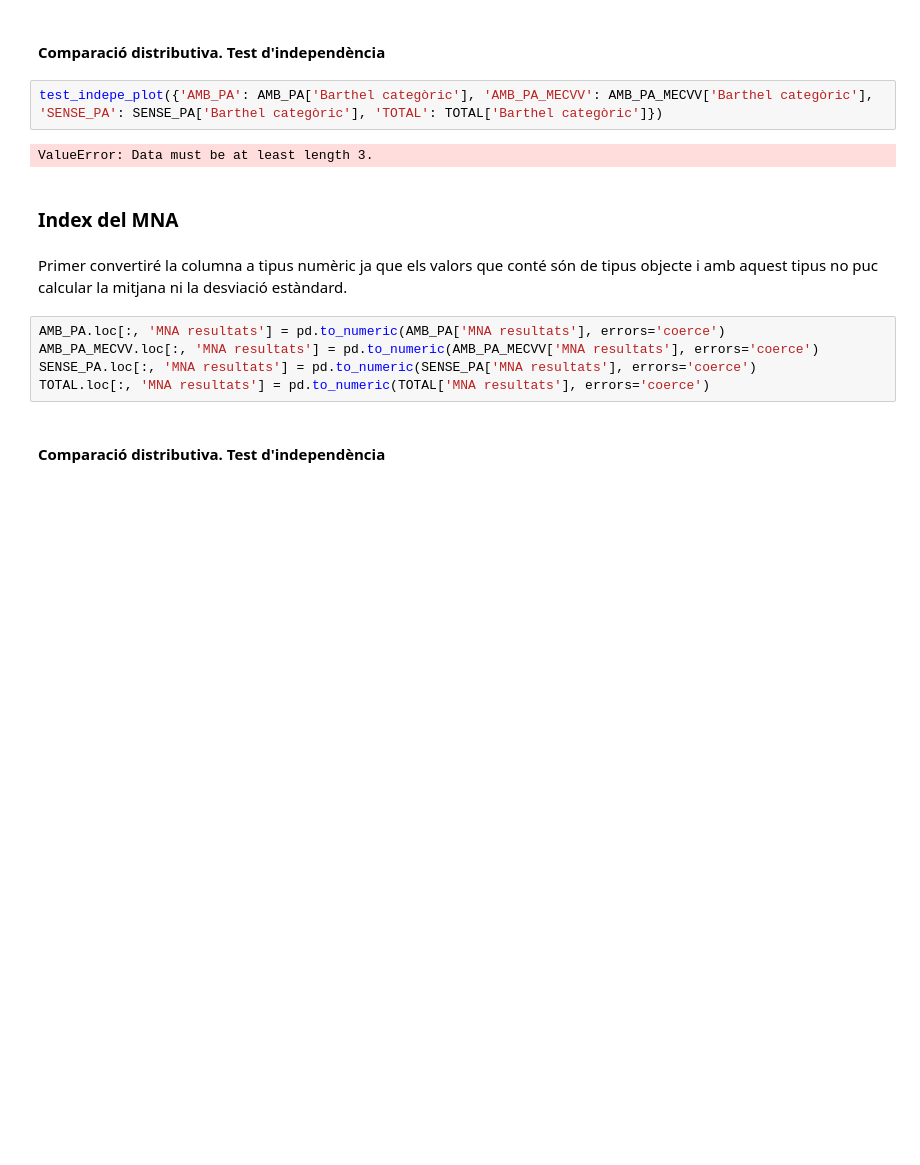
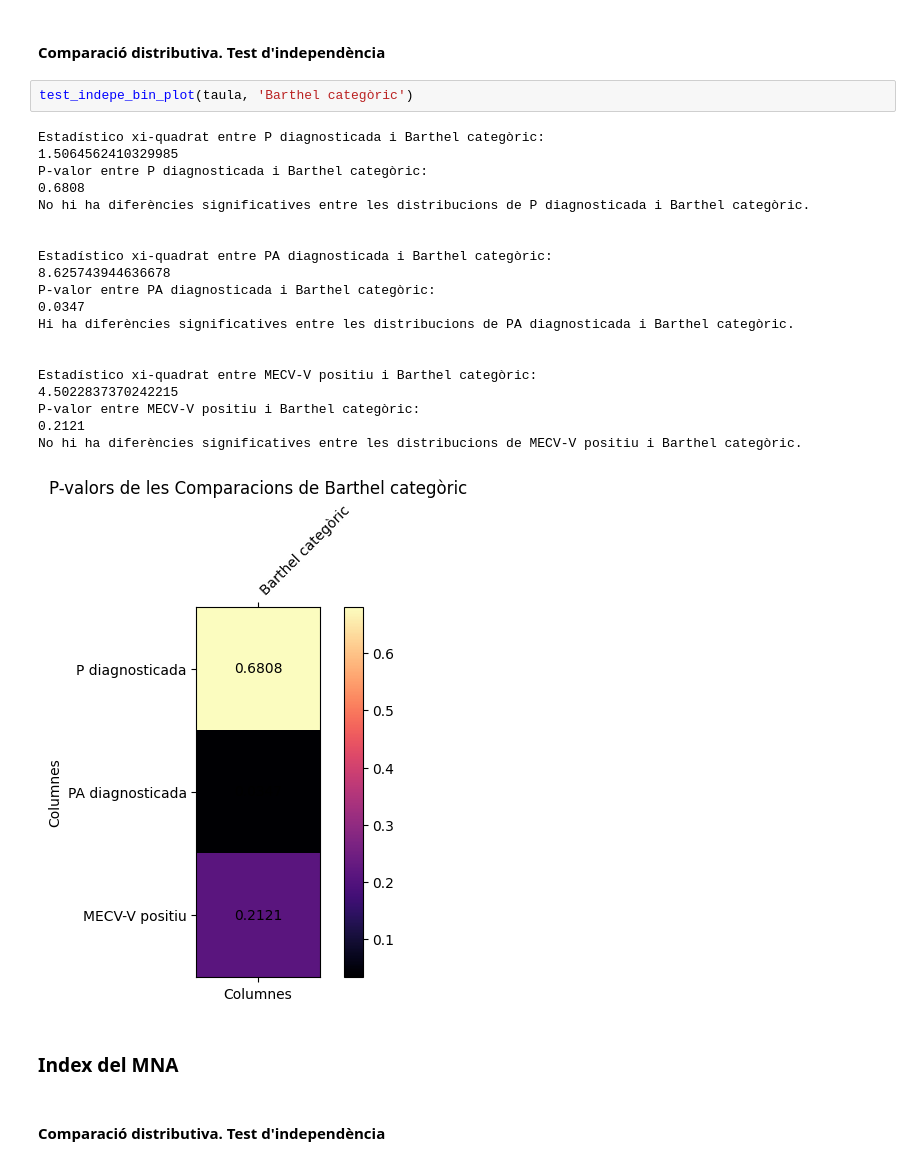
Before and after one commit to MCastelH/PRACTICUM, a Jupyter notebook: general+tests+lab.ipynb, the cells around one changed output. Drawn from its saved outputs; the diff is of its cells as text; blank space fills up the shorter version.

```diff
--- a/general+tests+lab.ipynb
+++ b/general+tests+lab.ipynb
@@ -305,18 +282,30 @@ test_indepe_plot({'AMB_PA': AMB_PA['Barthel resultats'], 'AMB_PA_MECVV': AMB_PA_
 # %% [markdown]
 #### Comparació distributiva. Test d'independència
 # %%
-test_indepe_plot({'AMB_PA': AMB_PA['Barthel categòric'], 'AMB_PA_MECVV': AMB_PA_MECVV['Barthel categòric'], 'SENSE_PA': SENSE_PA['Barthel categòric'], 'TOTAL': TOTAL['Barthel categòric']})
+test_indepe_bin_plot(taula, 'Barthel categòric')
 # %% [output]
-ValueError: Data must be at least length 3.
+Estadístico xi-quadrat entre P diagnosticada i Barthel categòric:
+1.5064562410329985
+P-valor entre P diagnosticada i Barthel categòric:
+0.6808
+No hi ha diferències significatives entre les distribucions de P diagnosticada i Barthel categòric.
+
+
+Estadístico xi-quadrat entre PA diagnosticada i Barthel categòric:
+8.625743944636678
+P-valor entre PA diagnosticada i Barthel categòric:
+0.0347
+Hi ha diferències significatives entre les distribucions de PA diagnosticada i Barthel categòric.
+
+
+Estadístico xi-quadrat entre MECV-V positiu i Barthel categòric:
+4.5022837370242215
+P-valor entre MECV-V positiu i Barthel categòric:
+0.2121
+No hi ha diferències significatives entre les distribucions de MECV-V positiu i Barthel categòric.
+[figure, added]
 # %% [markdown]
 ### Index del MNA
-# %% [markdown]
-Primer convertiré la columna a tipus numèric ja que els valors que conté són de tipus objecte i amb aquest tipus no puc calcular la mitjana ni la desviació estàndard.
-# %%
-AMB_PA.loc[:, 'MNA resultats'] = pd.to_numeric(AMB_PA['MNA resultats'], errors='coerce')
-AMB_PA_MECVV.loc[:, 'MNA resultats'] = pd.to_numeric(AMB_PA_MECVV['MNA resultats'], errors='coerce')
-SENSE_PA.loc[:, 'MNA resultats'] = pd.to_numeric(SENSE_PA['MNA resultats'], errors='coerce')
-TOTAL.loc[:, 'MNA resultats'] = pd.to_numeric(TOTAL['MNA resultats'], errors='coerce')
 # %% [markdown]
 #### Comparació distributiva. Test d'independència
 # %%
```
Also changed, not shown: parts of 25 cells of this notebook, 6 other files.
